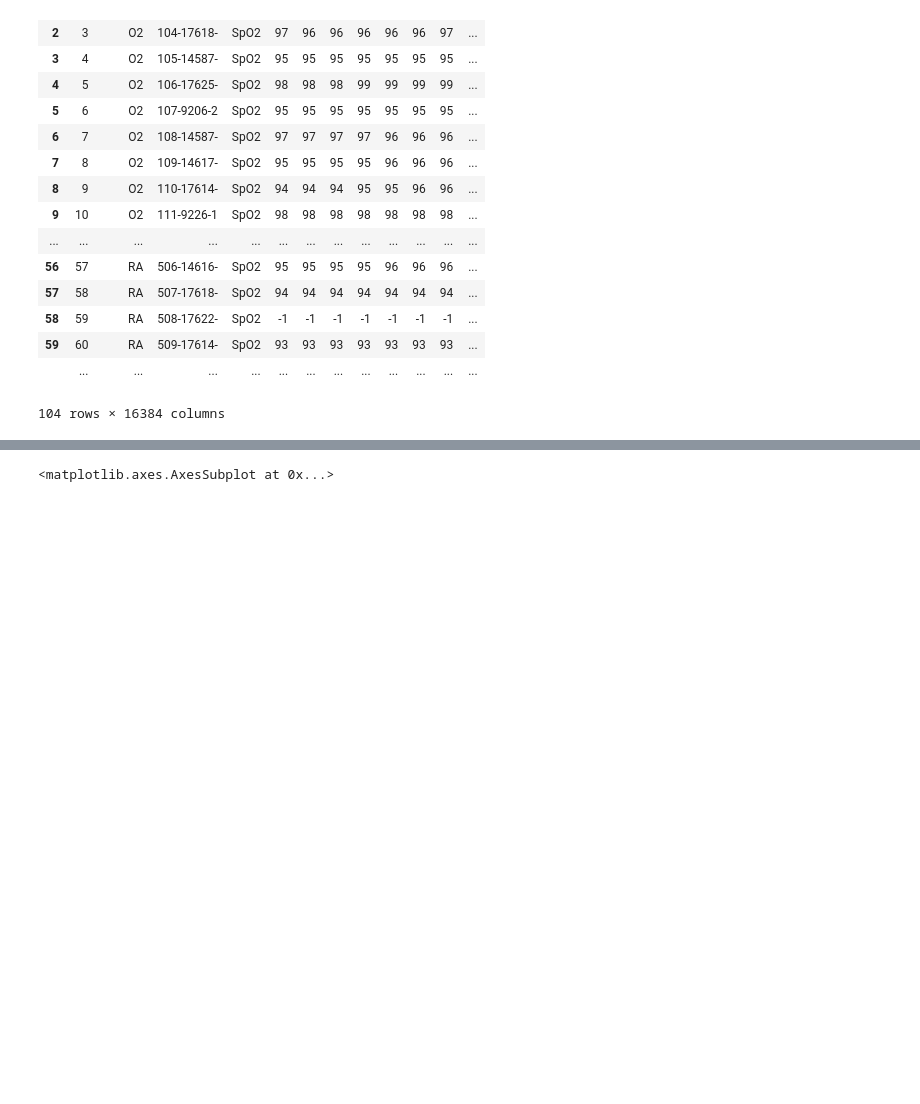
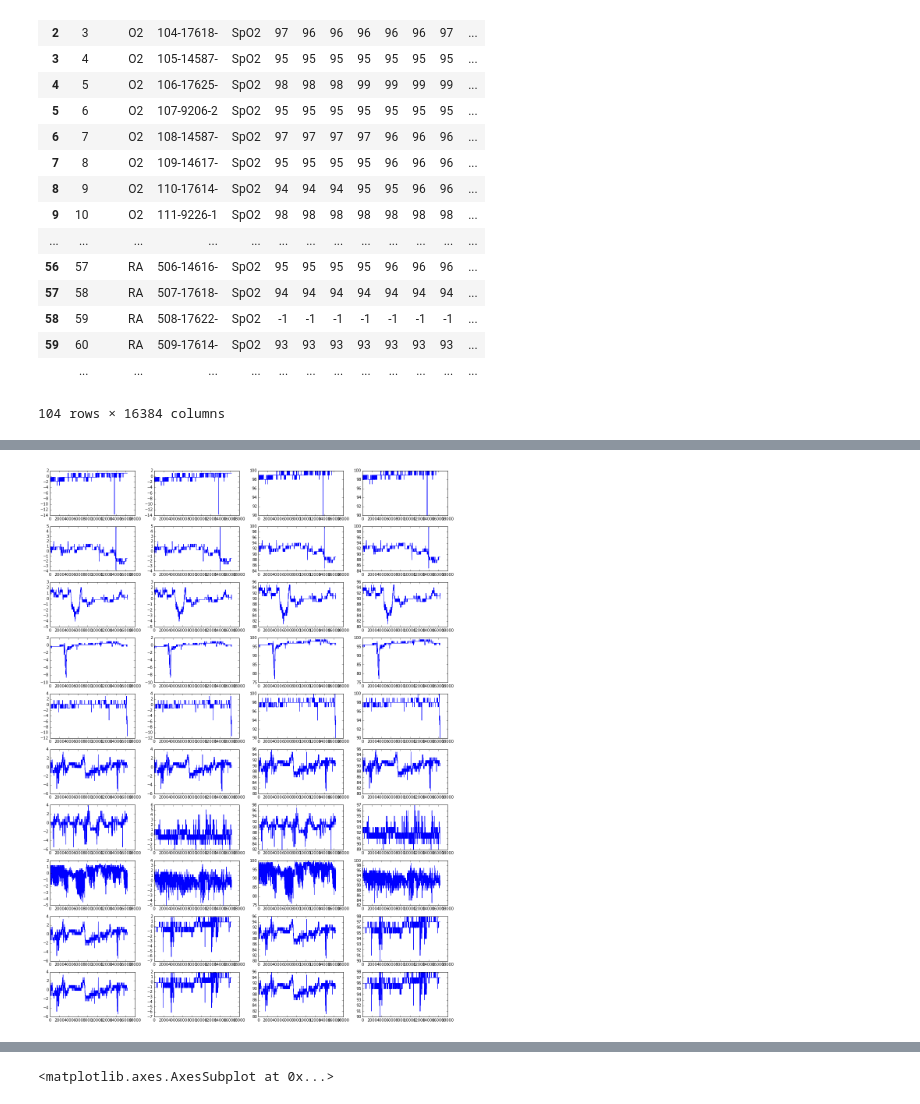
Before and after one commit to pvnick/pulse_oximetry, a Jupyter notebook: pulse_oximetry.ipynb, the cells around one changed output, grey strips where cells are left out. Saved outputs shown, nothing was run; the diff lists cells and outputs as text; code cells hidden in the pictures; blank space fills up the shorter version.

```diff
--- a/pulse_oximetry.ipynb
+++ b/pulse_oximetry.ipynb
@@ -46,0 +110,9 @@ raw_data
+# %%
+pairs = dict()
+index_count = len(missing_vals_replaced.index)
+results = [] # = pd.DataFrame(columns = range(0, index_count), index = range(0, index_count))
+for i in range(104):
+    for j in range(i + 1, 104):
+        results.append((i, j, (normalized.ix[i] - normalized.ix[j]).sum() ** 2))
+# %%
+sorted_results = sorted(results, key=operator.itemgetter(2))
@@ -46,0 +131,20 @@ raw_data
+# %%
+to_include = 10
+f, ax = plt.subplots(nrows = to_include, ncols=4, figsize=[15, 20])
+ax_flat = ax.flatten()
+i = 0
+for tup in sorted_results[0:10]:
+    first = tup[0];
+    second = tup[1];
+    ax_flat[i].plot(normalized.ix[first])
+    i += 1
+    ax_flat[i].plot(normalized.ix[second])
+    i += 1
+    ax_flat[i].plot(missing_vals_replaced.ix[first])
+    i += 1
+    ax_flat[i].plot(missing_vals_replaced.ix[second])
+    i += 1
+
+f.tight_layout()
+# %% [output]
+[figure, added]
```
Also changed, not shown: parts of 53 cells of this notebook, 18 other files.
